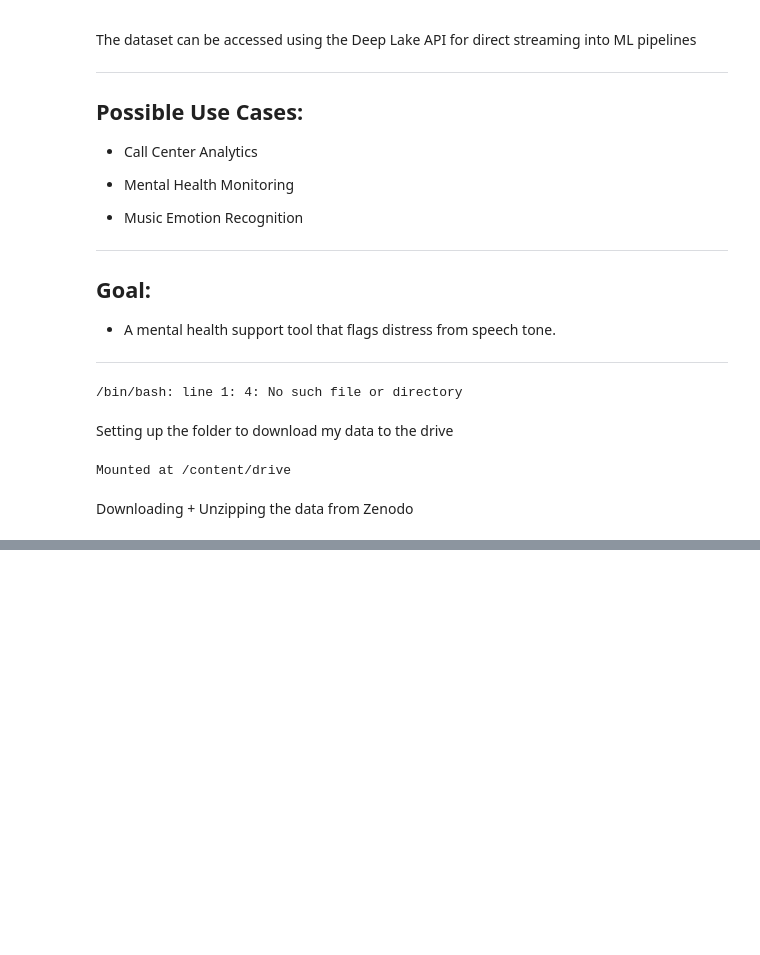
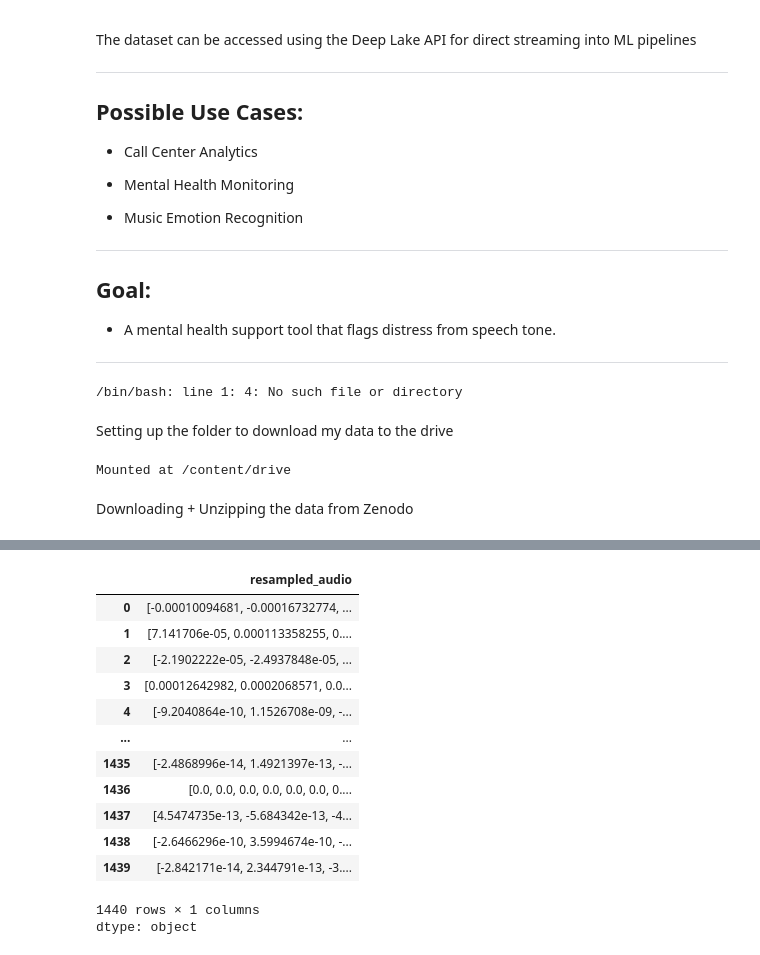
Before and after one commit to Wayn-Git/VoiceEmotionDetector, a Jupyter notebook: Notebook/MentalHealthSpeechAnalysis.ipynb, the cells around one changed output, grey strips where cells are left out. Drawn from its saved outputs; the diff is of its cells as text; code cells hidden in the pictures; blank space fills up the shorter version.

```diff
--- a/Notebook/MentalHealthSpeechAnalysis.ipynb
+++ b/Notebook/MentalHealthSpeechAnalysis.ipynb
@@ -180,0 +242,17 @@ df
+# %%
+df["resampled_audio"]
+# %% [output]
+|  | resampled_audio |
+| 0 | [-0.00010094681, -0.00016732774, ... |
+| 1 | [7.141706e-05, 0.000113358255, 0.... |
+| 2 | [-2.1902222e-05, -2.4937848e-05, ... |
+| 3 | [0.00012642982, 0.0002068571, 0.0... |
+| 4 | [-9.2040864e-10, 1.1526708e-09, -... |
+| ... | ... |
+| 1435 | [-2.4868996e-14, 1.4921397e-13, -... |
+| 1436 | [0.0, 0.0, 0.0, 0.0, 0.0, 0.0, 0.... |
+| 1437 | [4.5474735e-13, -5.684342e-13, -4... |
+| 1438 | [-2.6466296e-10, 3.5994674e-10, -... |
+| 1439 | [-2.842171e-14, 2.344791e-13, -3.... |
+1440 rows × 1 columns
+dtype: object
```
Also changed, not shown: parts of 21 cells of this notebook.
